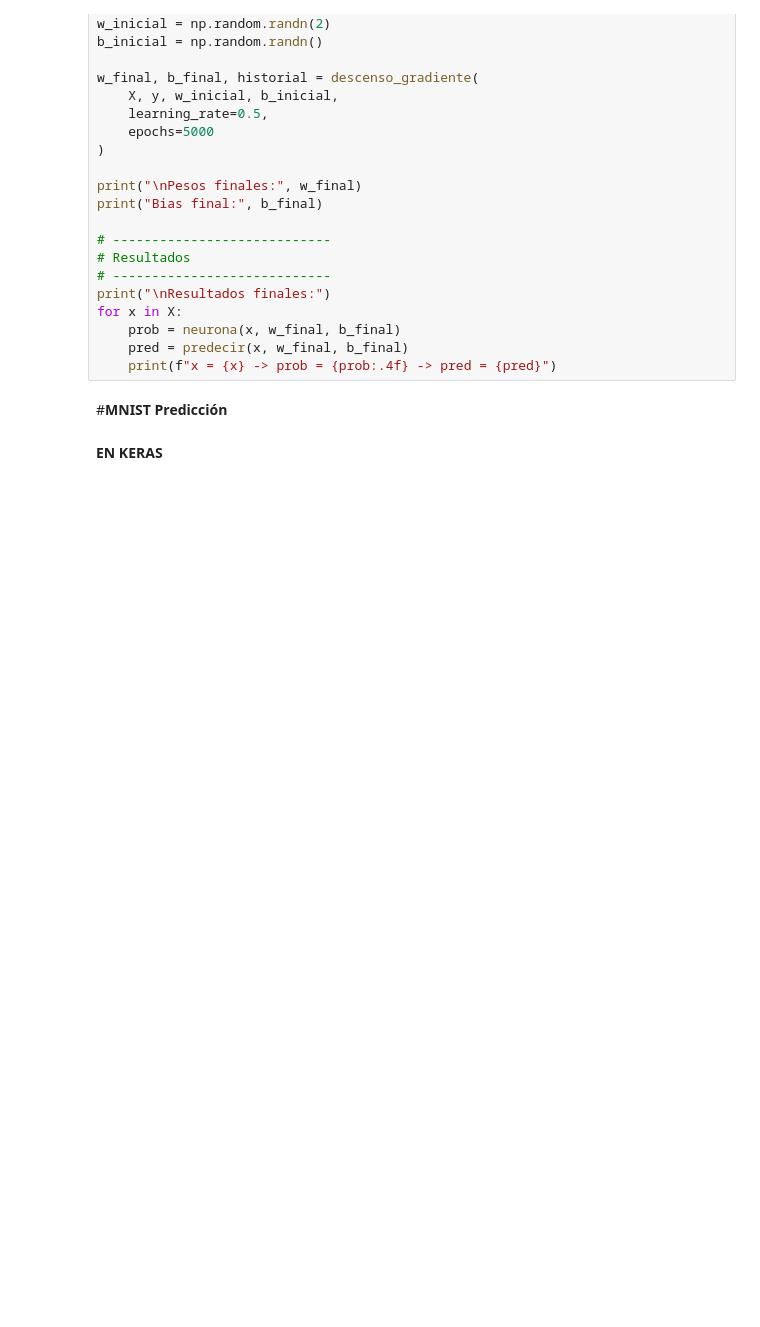
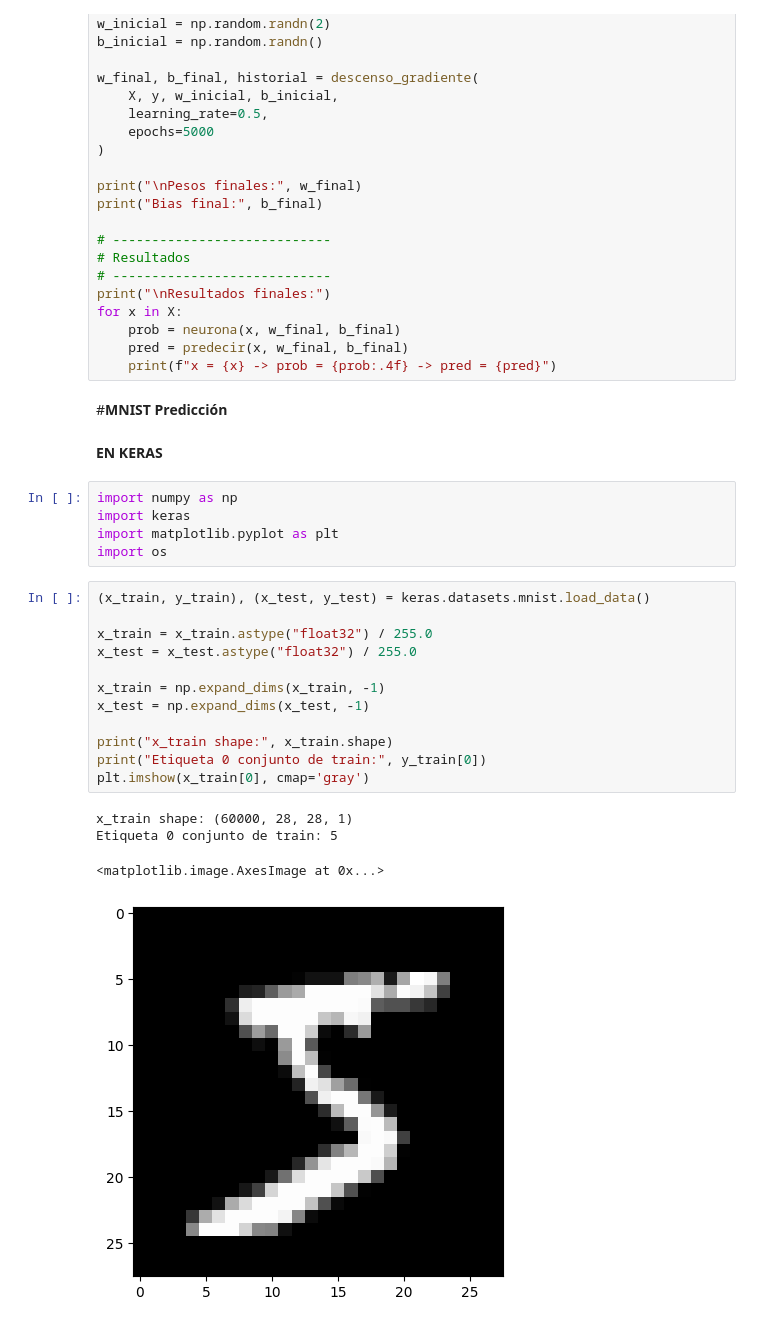
Before and after one commit to osoria80/07MIAR-Redes-neuronales-y-deep-learning, a Jupyter notebook: S3_MNIST.ipynb, the cells around one changed output. Drawn from its saved outputs; the diff is of its cells as text; blank space fills up the shorter version.

```diff
--- a/S3_MNIST.ipynb
+++ b/S3_MNIST.ipynb
@@ -232,3 +232,25 @@ for x in X:
 #**MNIST Predicción**
 # %% [markdown]
 **EN KERAS**
+# %%
+import numpy as np
+import keras
+import matplotlib.pyplot as plt
+import os
+# %%
+(x_train, y_train), (x_test, y_test) = keras.datasets.mnist.load_data()
+
+x_train = x_train.astype("float32") / 255.0
+x_test = x_test.astype("float32") / 255.0
+
+x_train = np.expand_dims(x_train, -1)
+x_test = np.expand_dims(x_test, -1)
+
+print("x_train shape:", x_train.shape)
+print("Etiqueta 0 conjunto de train:", y_train[0])
+plt.imshow(x_train[0], cmap='gray')
+# %% [output]
+x_train shape: (60000, 28, 28, 1)
+Etiqueta 0 conjunto de train: 5
+<matplotlib.image.AxesImage at 0x...>
+[figure, added]
```
Also changed, not shown: parts of 5 cells of this notebook.
